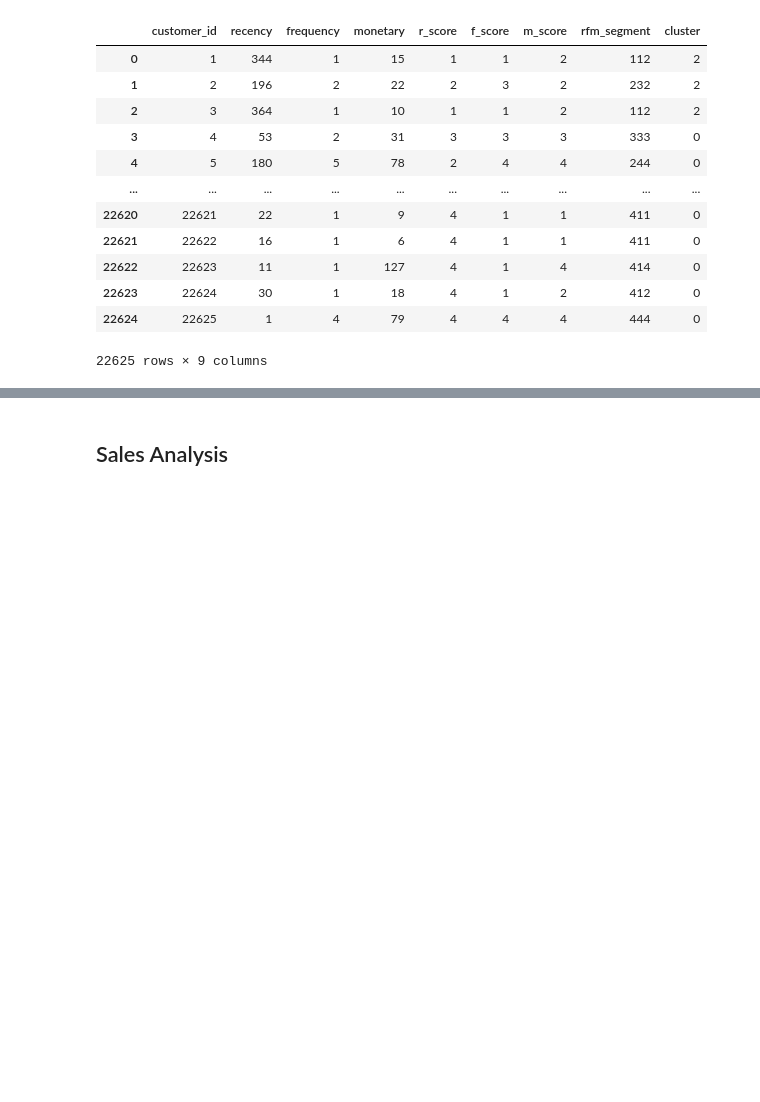
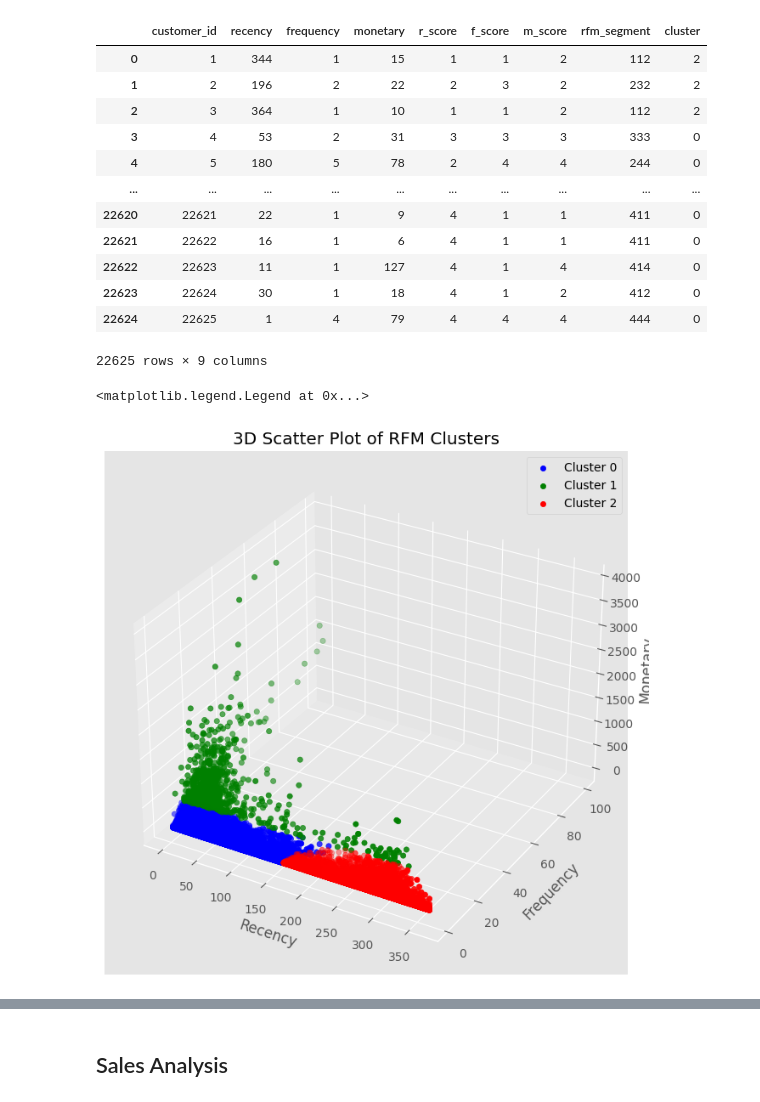
Before and after one commit to jtprado/capstone, a Jupyter notebook: eda.ipynb, the cells around one changed output, grey strips where cells are left out. Saved outputs shown, nothing was run; the diff lists cells and outputs as text; code cells hidden in the pictures; blank space fills up the shorter version.

```diff
--- a/eda.ipynb
+++ b/eda.ipynb
@@ -190,22 +281,15 @@ df
 # %% [markdown]
 ## K-Means
 # %%
-from sklearn.cluster import KMeans
-from sklearn.preprocessing import StandardScaler
-import matplotlib.pyplot as plt
-
-# ON SEGMENT
-
 # Normalize the data
 scaler = StandardScaler()
-segment_normalized = scaler.fit_transform(segment_analysis[['rfm_segment', 'average_recency', 'average_frequency',
-       'average_monetary']])
+rfm_normalized = scaler.fit_transform(rfm[['recency', 'frequency', 'monetary']])
 
 # Elbow Method to find the optimal number of clusters
 wcss = []
 for i in range(1, 11):
     kmeans = KMeans(n_clusters=i, init='k-means++', random_state=42)
-    kmeans.fit(segment_normalized)
+    kmeans.fit(rfm_normalized)
     wcss.append(kmeans.inertia_)
 
 # Plotting the Elbow Method graph
@@ -258,10 +310,3 @@ plt.show()
-# %%
-optimal_number_of_clusters = 3
-
-
-# Fit K-means to the RFM data
-kmeans = KMeans(n_clusters=optimal_number_of_clusters, init='k-means++', random_state=42)
-rfm['cluster'] = kmeans.fit_predict(rfm_normalized)
 # %%
 rfm
 # %% [output]
@@ -278,3 +323,32 @@ rfm
 | 22623 | 22624 | 30 | 1 | 18 | 4 | 1 | 2 | 412 | 0 |
 | 22624 | 22625 | 1 | 4 | 79 | 4 | 4 | 4 | 444 | 0 |
 22625 rows × 9 columns
+# %%
+# 3D scatter plot
+fig = plt.figure(figsize=(10, 8))
+ax = fig.add_subplot(111, projection='3d')
+
+# Color scheme for clusters
+colors = ['blue', 'green', 'red']
+
+# Plot data points
+for i in range(optimal_number_of_clusters):
+    ax.scatter(
+        rfm[rfm['cluster'] == i]['recency'],
+        rfm[rfm['cluster'] == i]['frequency'],
+        rfm[rfm['cluster'] == i]['monetary'],
+        c=colors[i],
+        label=f'Cluster {i}'
+    )
+
+# Set labels
+ax.set_xlabel('Recency')
+ax.set_ylabel('Frequency')
+ax.set_zlabel('Monetary')
+ax.set_title('3D Scatter Plot of RFM Clusters')
+
+# Legend
+ax.legend()
+# %% [output]
+<matplotlib.legend.Legend at 0x...>
+[figure, added]
```
Also changed, not shown: parts of 50 cells of this notebook.
